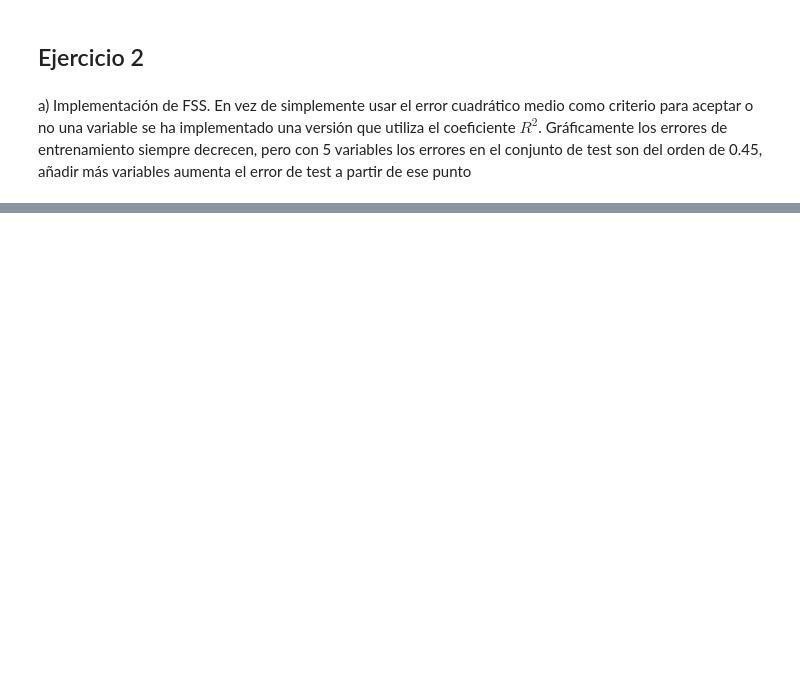
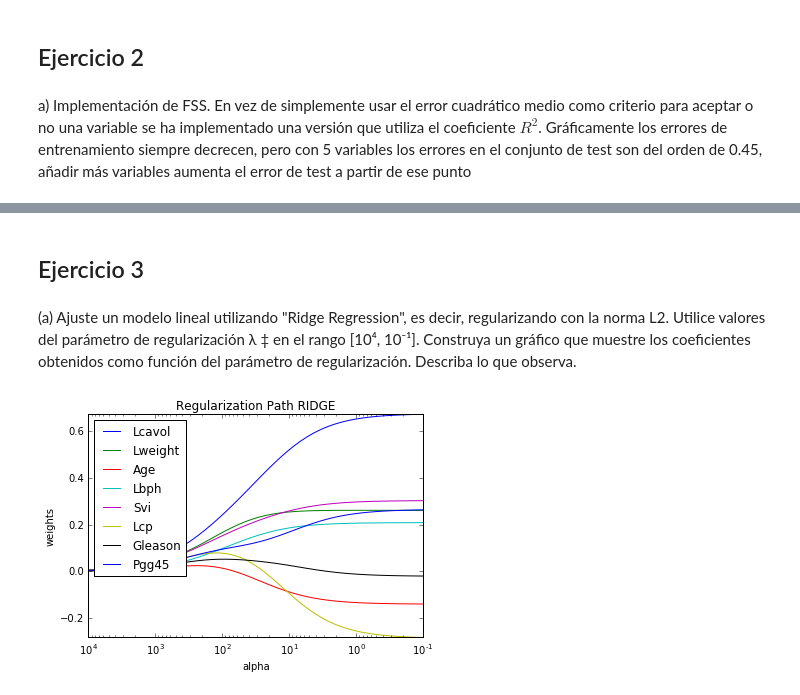
Before and after one commit to asazo/ML, a Jupyter notebook: tarea1/tarea1.ipynb, the cells around one changed output, grey strips where cells are left out. Cells and saved outputs as stored; diff of their text form; code cells hidden in the pictures; blank space fills up the shorter version.

```diff
--- a/tarea1/tarea1.ipynb
+++ b/tarea1/tarea1.ipynb
@@ -249,0 +250,38 @@ totalvars=9, R^2 = 0.694371
+# %% [markdown]
+## Ejercicio 3
+# %% [markdown]
+(a) Ajuste un modelo lineal utilizando "Ridge Regression", es decir, regularizando con la norma L2. Utilice valores del parámetro de regularización λ ‡ en el rango [10⁴, 10⁻¹]. Construya un gráfico que muestre los coeficientes obtenidos como función del parámetro de regularización. Describa lo que observa.
+# %%
+X = X.drop('intercept', axis=1)
+# %%
+from sklearn.linear_model import Ridge
+import matplotlib.pylab as plt
+
+Xtrain = X[istrain]
+ytrain = y[istrain]
+names_regressors = ["Lcavol", "Lweight", "Age", "Lbph", "Svi", "Lcp", "Gleason", "Pgg45"]
+alphas_ = np.logspace(4,-1,base=10)
+coefs = []
+model = Ridge(fit_intercept=True,solver='svd')
+
+for a in alphas_:
+    model.set_params(alpha=a)
+    model.fit(Xtrain, ytrain)
+    coefs.append(model.coef_)
+
+ax = plt.gca()
+
+for y_arr, label in zip(np.squeeze(coefs).T, names_regressors):
+    plt.plot(alphas_, y_arr, label=label)
+
+plt.legend()
+ax.set_xscale('log')
+ax.set_xlim(ax.get_xlim()[::-1]) # reverse axis
+plt.xlabel('alpha')
+plt.ylabel('weights')
+plt.title('Regularization Path RIDGE')
+plt.axis('tight')
+plt.legend(loc=2)
+plt.show()
+# %% [output]
+[figure, added]
```
Also changed, not shown: parts of 15 cells of this notebook, 1 other file.
